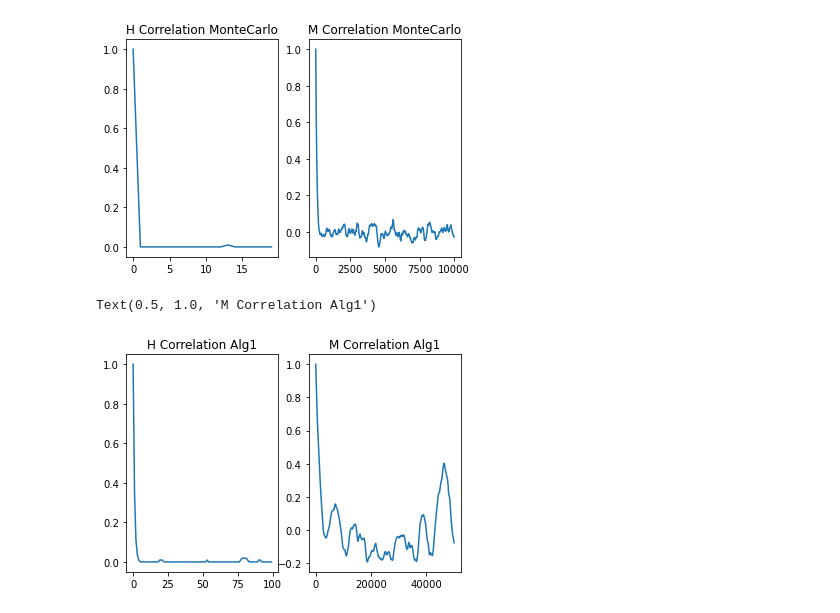
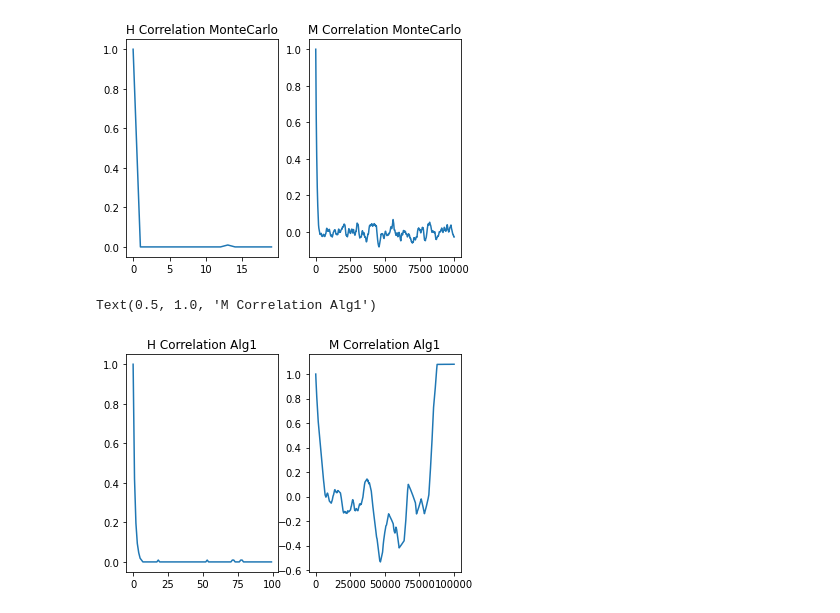
Before and after one commit to SabSav/thesis-code, a Jupyter notebook: examples/3_spins/Chart_low_T.ipynb, the cells around one changed output. Saved outputs shown, nothing was run; the diff lists cells and outputs as text; code cells hidden in the pictures.

Commit message:
dt and alg2 in 3-4 spin case

```diff
--- a/examples/3_spins/Chart_low_T.ipynb
+++ b/examples/3_spins/Chart_low_T.ipynb
@@ -12,10 +12,19 @@ def load_case(path):
     print('Temperature:', bundle['temperature'])
     return bundle
 
-display(Markdown('# Low temperature'))
-files = {'mc': 'mc-lT.json', 'a1': 'a1-lT.json'}
-print("Files: ", files)
+display(Markdown('# Files'))
+json_files_mc = sorted([pos_json for pos_json in os.listdir(path_to_json) if pos_json.endswith('.json') and pos_json.startswith('mc-lT')],
+                       reverse = True)
+json_files_alg1 = sorted([pos_json for pos_json in os.listdir(path_to_json) if pos_json.endswith('.json') and pos_json.startswith('a1-lT')],
+                         reverse = True)
+json_files_alg2 = sorted([pos_json for pos_json in os.listdir(path_to_json) if pos_json.endswith('.json') and pos_json.startswith('a2-lT')],
+                         reverse = True)
 
-mc = load_case(files['mc'])
-alg1 = load_case(files['a1'])
+print("MC: ", json_files_mc)
+print("A1: ", json_files_alg1)
+print("A2: ", json_files_alg2)
+
+mc = load_case(json_files_mc[0])
+alg1 = load_case(json_files_alg1[0])
+alg2 = load_case(json_files_alg2[0])
 # %% [output]
@@ -110,12 +125,12 @@ Text(0.5, 1.0, 'M Correlation MonteCarlo')
 [figure]
 # %%
 alg1_engy_corr = acrl(alg1["energy_sample"], 100)
-alg1_m_corr = acrl(alg1["magnetization_sample"], 50000)
+alg1_m_corr = acrl(alg1["magnetization_sample"], len(alg1["magnetization_sample"]))
 fig_kde, axes = plt.subplots(1, 2)
 axes[0].plot(alg1_engy_corr)
 axes[0].set_title("H Correlation Alg1")
 axes[1].plot(alg1_m_corr)
 axes[1].set_title("M Correlation Alg1")
 # %% [output]
 Text(0.5, 1.0, 'M Correlation Alg1')
-[figure, old version]
+[figure, new version]
```
Also changed, not shown: parts of 13 cells of this notebook, 31 other files.
